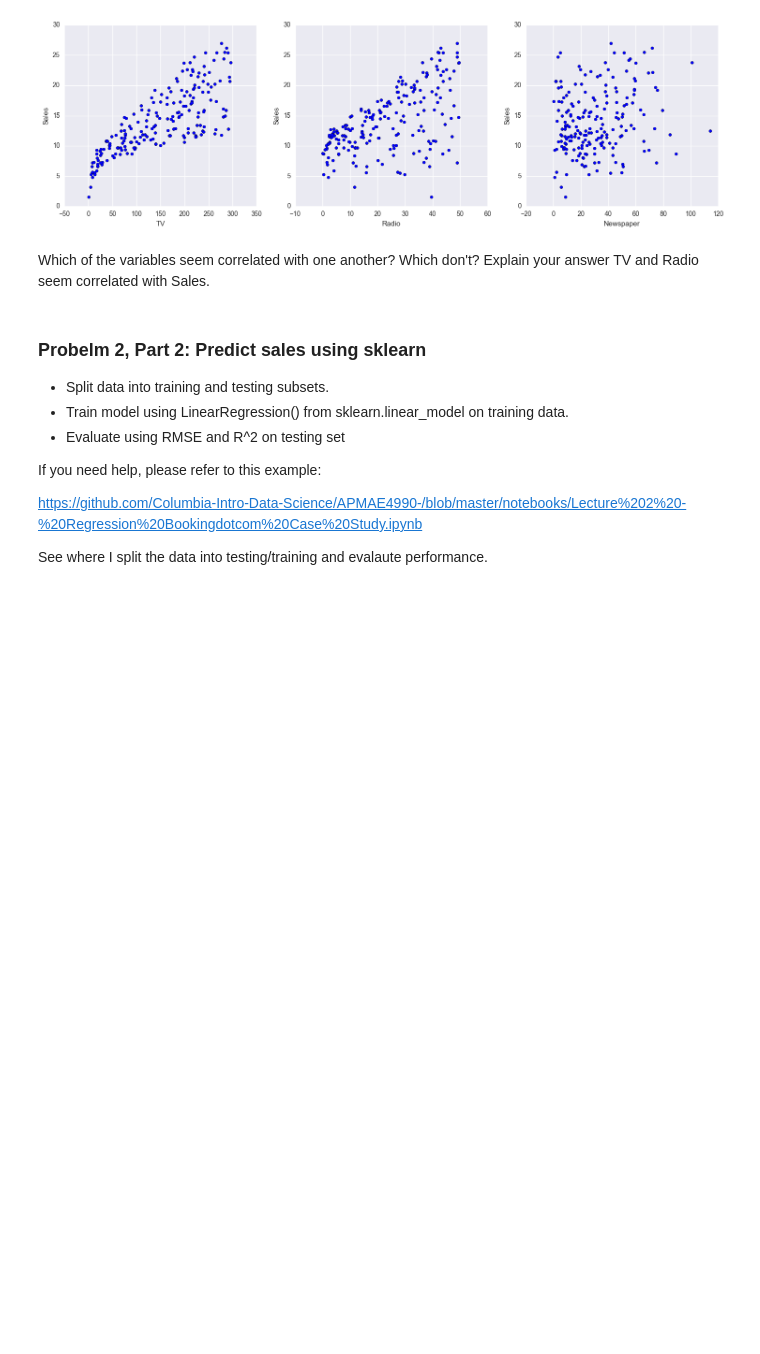
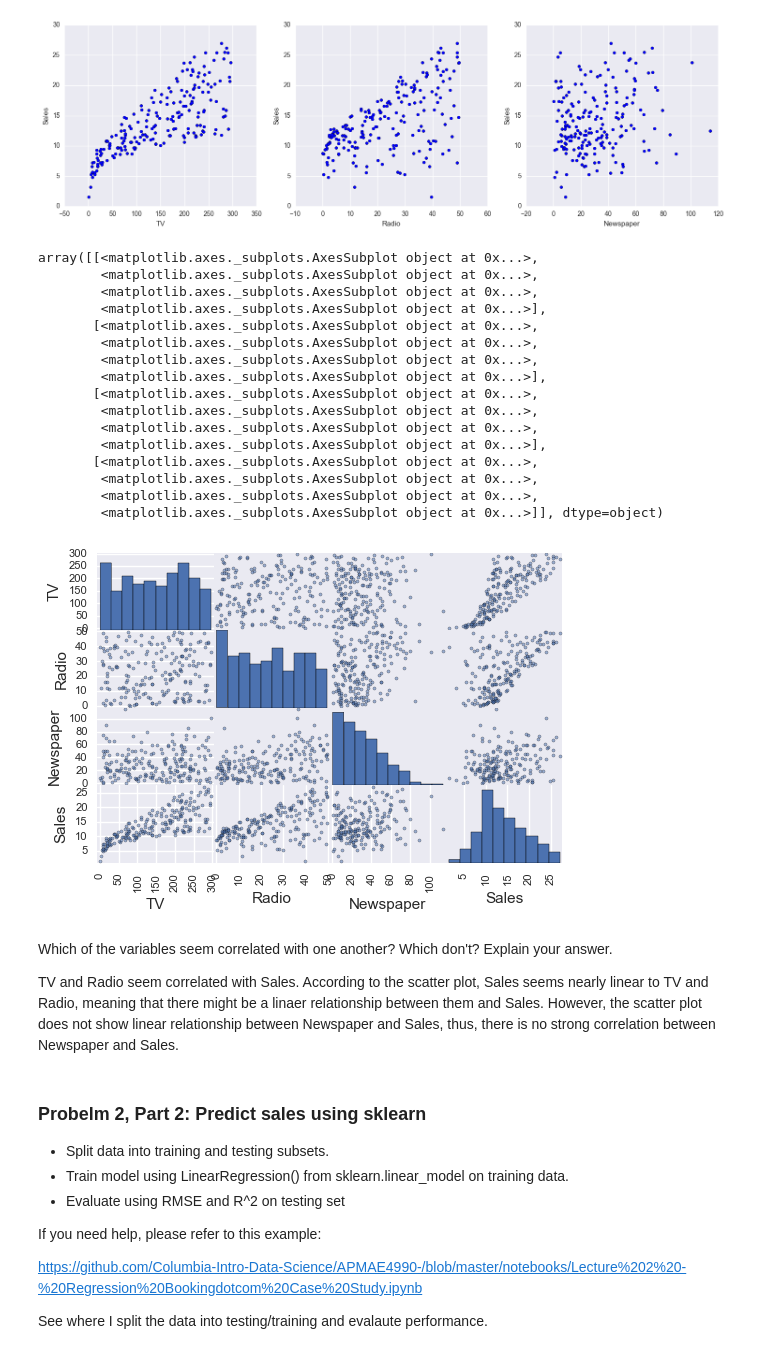
Before and after one commit to Columbia-Intro-Data-Science/python-introduction-Miss-Xia, a Jupyter notebook: mynotebooksolutions.ipynb, the cells around one changed output. Saved outputs shown, nothing was run; the diff lists cells and outputs as text; code cells hidden in the pictures; blank space fills up the shorter version.

```diff
--- a/mynotebooksolutions.ipynb
+++ b/mynotebooksolutions.ipynb
@@ -130,9 +130,31 @@ axes = plt.ylabel('Sales')
 [figure]
 # %%
 from pandas.tools.plotting import scatter_matrix
+scatter_matrix(df)
+# %% [output]
+array([[<matplotlib.axes._subplots.AxesSubplot object at 0x...>,
+        <matplotlib.axes._subplots.AxesSubplot object at 0x...>,
+        <matplotlib.axes._subplots.AxesSubplot object at 0x...>,
+        <matplotlib.axes._subplots.AxesSubplot object at 0x...>],
+       [<matplotlib.axes._subplots.AxesSubplot object at 0x...>,
+        <matplotlib.axes._subplots.AxesSubplot object at 0x...>,
+        <matplotlib.axes._subplots.AxesSubplot object at 0x...>,
+        <matplotlib.axes._subplots.AxesSubplot object at 0x...>],
+       [<matplotlib.axes._subplots.AxesSubplot object at 0x...>,
+        <matplotlib.axes._subplots.AxesSubplot object at 0x...>,
+        <matplotlib.axes._subplots.AxesSubplot object at 0x...>,
+        <matplotlib.axes._subplots.AxesSubplot object at 0x...>],
+       [<matplotlib.axes._subplots.AxesSubplot object at 0x...>,
+        <matplotlib.axes._subplots.AxesSubplot object at 0x...>,
+        <matplotlib.axes._subplots.AxesSubplot object at 0x...>,
+        <matplotlib.axes._subplots.AxesSubplot object at 0x...>]], dtype=object)
+[figure, added]
 # %% [markdown]
-Which of the variables seem correlated with one another? Which don't? Explain your answer
-TV  and Radio seem correlated with Sales.
+Which of the variables seem correlated with one another? Which don't? Explain your answer.
+
+TV and Radio seem correlated with Sales.
+According to the scatter plot, Sales seems nearly linear to TV and Radio, meaning that there might be a linaer relationship between them and Sales.
+However, the scatter plot does not show linear relationship between Newspaper and Sales, thus, there is no strong correlation between Newspaper and Sales.
 # %% [markdown]
 ### Probelm 2, Part 2: Predict sales using sklearn
 
```
Also changed, not shown: parts of 5 cells of this notebook.
